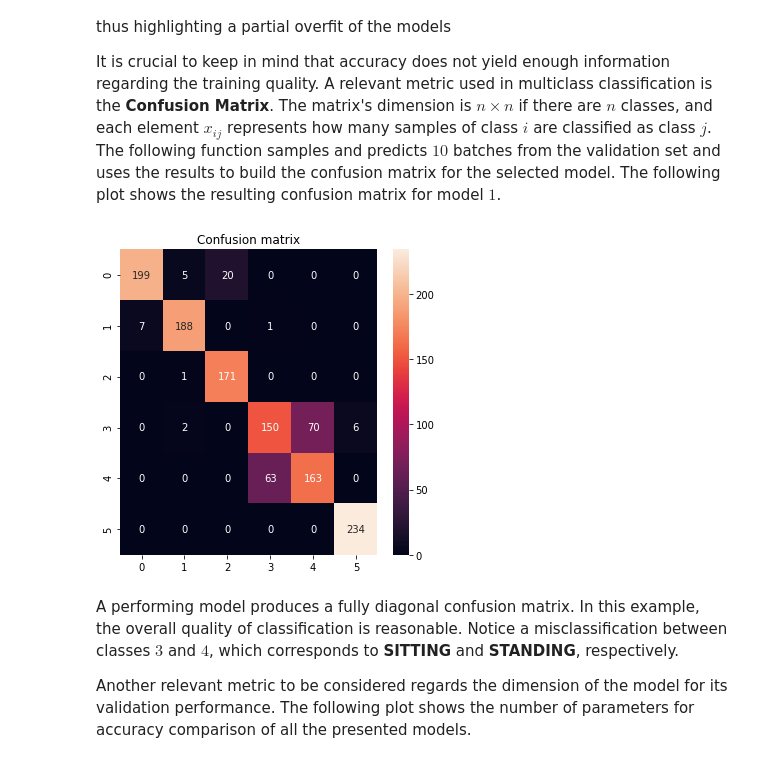
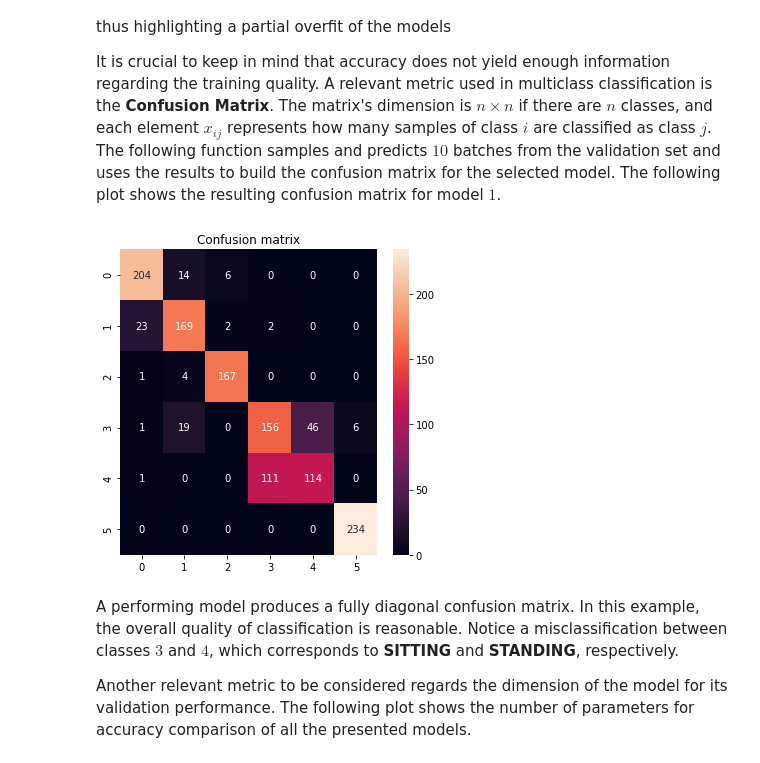
Before and after one commit to EmanueleGiacomini/MLSP_HAR_LSTM, a Jupyter notebook: [MLSP]_Project_Giacomini.ipynb, the cells around one changed output. Saved outputs shown, nothing was run; the diff lists cells and outputs as text; code cells hidden in the pictures.

```diff
--- a/[MLSP]_Project_Giacomini.ipynb
+++ b/[MLSP]_Project_Giacomini.ipynb
@@ -232,7 +232,7 @@ lstm_estimator_03.compile(optimizer='adam',
                          loss=tf.keras.losses.CategoricalCrossentropy(),
                           metrics=['acc'])
 
-lstm_estimator_04.add(tf.keras.layers.LSTM(128))
+lstm_estimator_04.add(tf.keras.layers.LSTM(32))
 lstm_estimator_04.add(tf.keras.layers.Dense(NUM_CLASSES, activation='softmax'))
 lstm_estimator_04.compile(optimizer='adam',
                          loss=tf.keras.losses.CategoricalCrossentropy(),
@@ -311,24 +311,24 @@ The following function samples and predicts $10$ batches from the validation set
 # %%
 def plot_confusion_matrix(confusion_mat: np.array) -> None:
     fig, ax = plt.subplots(figsize=(5,5))
     df_cm = pd.DataFrame(confusion_mat.astype(np.int), range(NUM_CLASSES), range(NUM_CLASSES))
     ax = sn.heatmap(df_cm, annot=True, fmt='d')
     ax.set_ylim(len(confusion_mat), 0.0)
     ax.set_title('Confusion matrix')
 
 
 cm = np.zeros(shape=(NUM_CLASSES, NUM_CLASSES))
 for x_val, y_val in har_val.take(10):
     y_true = np.argmax(y_val, axis=1)
-    y_pred = np.argmax(models[2].predict(x_val), axis=1)
+    y_pred = np.argmax(models[0].predict(x_val), axis=1)
     tcm = confusion_matrix(y_true, y_pred, labels=range(0, NUM_CLASSES))
     cm += tcm
 
 plot_confusion_matrix(cm)
 plt.tight_layout()
 plt.show()
 # %% [output]
-[figure, old version]
+[figure, new version]
 # %% [markdown]
 A performing model produces a fully diagonal confusion matrix. In this example, the overall quality of classification is reasonable. Notice a misclassification between classes $3$ and $4$, which corresponds to __SITTING__ and __STANDING__, respectively.
 
```
Also changed, not shown: parts of 5 cells of this notebook.
